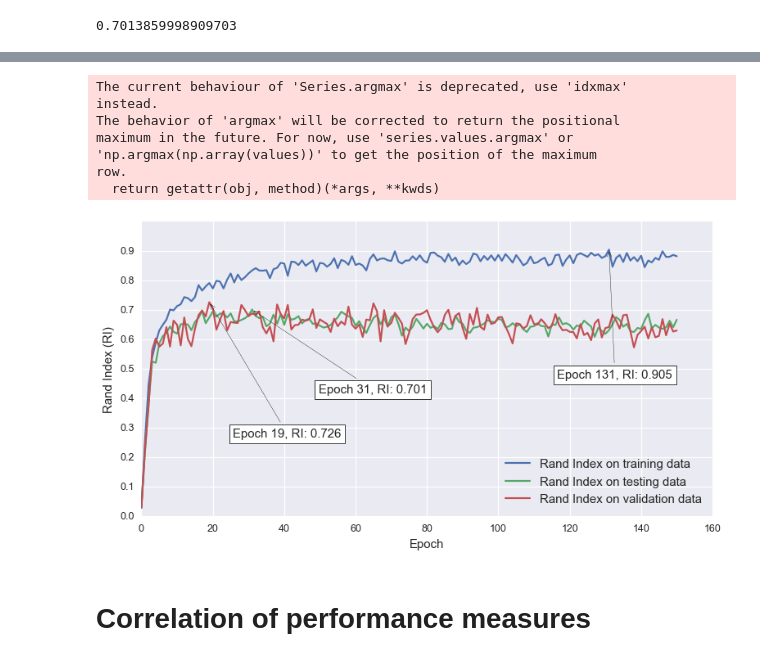
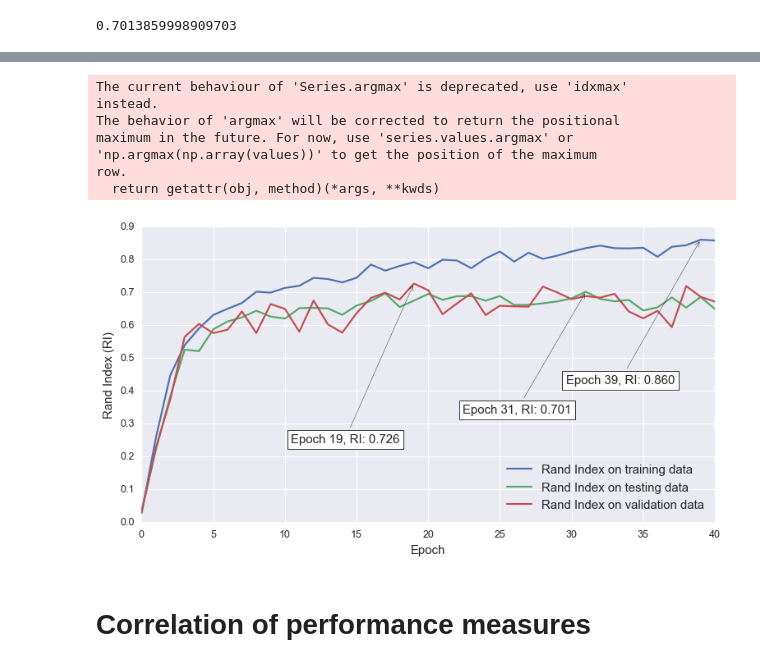
Before and after one commit to adrian-lison/gnn-community-detection, a Jupyter notebook: notebooks/Results Analysis.ipynb, the cells around one changed output, grey strips where cells are left out. Saved outputs shown, nothing was run; the diff lists cells and outputs as text; code cells hidden in the pictures.

```diff
--- a/notebooks/Results Analysis.ipynb
+++ b/notebooks/Results Analysis.ipynb
@@ -438,20 +390,6 @@ df
+# %%
+df = df[df["epoch"] <= 40]
 # %%
 df["rand_test"].max()
 # %% [output]
 0.7013859998909703
-# %%
-
-fig = plt.figure(figsize=(13,5), dpi= 90)
-ax = plt.axes()
-
-plt.style.use('classic')
-
-
-ax.plot(list(df["epoch"]), list(df["rand_test"]), label = "Rand Index on testing data")
-ax.plot(list(df["epoch"]), list(df["rand_train"]), label = "Rand Index on training data")
-ax.plot(list(df["epoch"]), list(df["rand_val"]), label = "Rand Index on valdiation data", color = "green")
-
-plt.yticks(np.arange(0, 1, 0.1))
-
-
-ax.legend(fontsize=12)
@@ -485,36 +420,36 @@ def annot_max(x,y,locx, locy, ax=None):
 
 def annot_max2(x,y,locx, locy, ax=None):
     xmax = x[np.argmax(y)]
     ymax = y.max()
     text= "Epoch {}, RI: {:.3f}".format(xmax, ymax)
     if not ax:
         ax=plt.gca()
     bbox_props = dict(boxstyle="square,pad=0.3", fc="w", ec="k", lw=0.62)
     arrowprops=dict(arrowstyle="->")
     kw = dict(xycoords='data',textcoords="axes fraction",
               arrowprops=arrowprops, bbox=bbox_props, ha="right", va="top")
     ax.annotate(text, xy=(xmax, ymax), xytext=(locx,locy), **kw)
 
 plt.yticks(np.arange(0, 1, 0.1))
 
 annot_max2(list(df["epoch"]), df["rand_train"],0.93,0.5)
-annot_max2(list(df["epoch"]), df["rand_test"],0.5,0.45)
-annot_max2(list(df["epoch"]), df["rand_val"],0.35,0.3)
+annot_max2(list(df["epoch"]), df["rand_test"],0.75,0.40)
+annot_max2(list(df["epoch"]), df["rand_val"],0.45,0.3)
 
 ax.set_xlabel("Epoch", fontsize=12)
 ax.set_ylabel("Rand Index (RI)", fontsize=12)
 
 plt.savefig('../summary/rand_index_dev.pdf',bbox_inches="tight")
 plt.show()
 # %% [output]
 The current behaviour of 'Series.argmax' is deprecated, use 'idxmax'
 instead.
 The behavior of 'argmax' will be corrected to return the positional
 maximum in the future. For now, use 'series.values.argmax' or
 'np.argmax(np.array(values))' to get the position of the maximum
 row.
   return getattr(obj, method)(*args, **kwds)
-[figure, old version]
+[figure, new version]
 # %% [markdown]
 # Correlation of performance measures
 # %%
```
Also changed, not shown: parts of 35 cells of this notebook, 4 other files.
